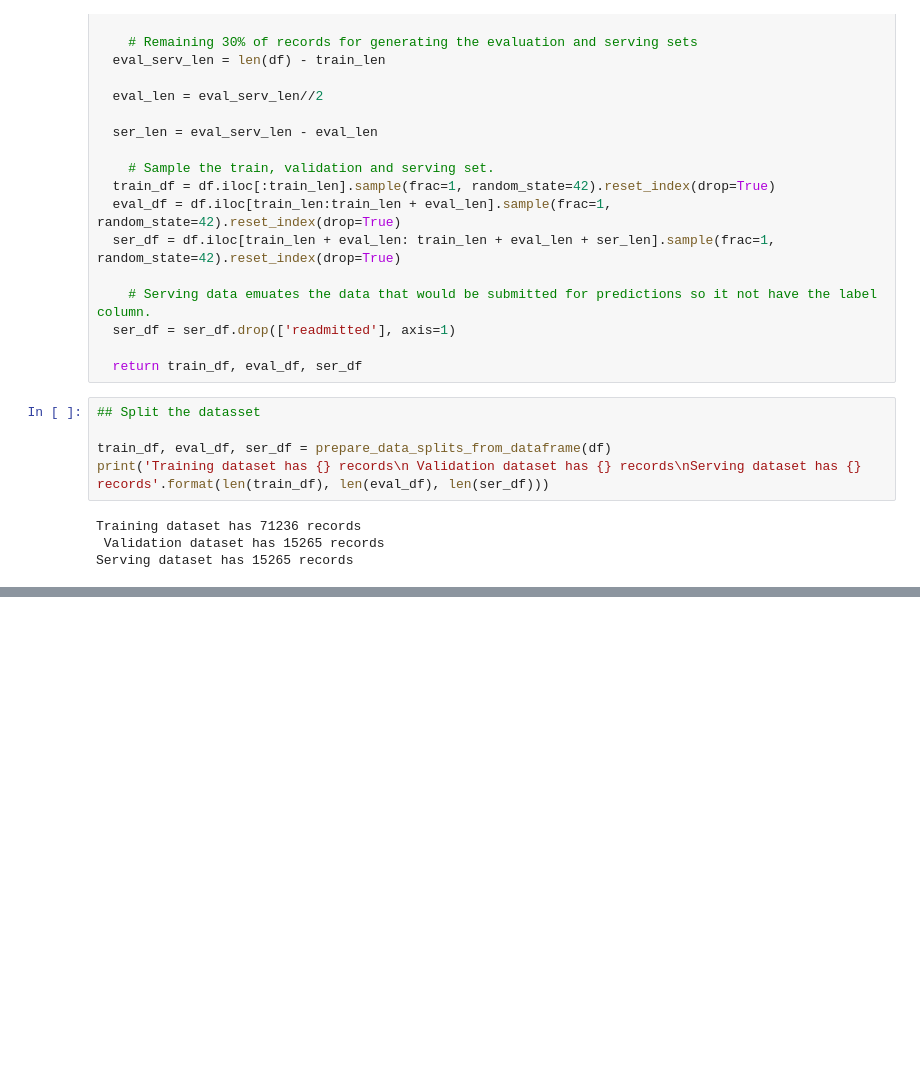
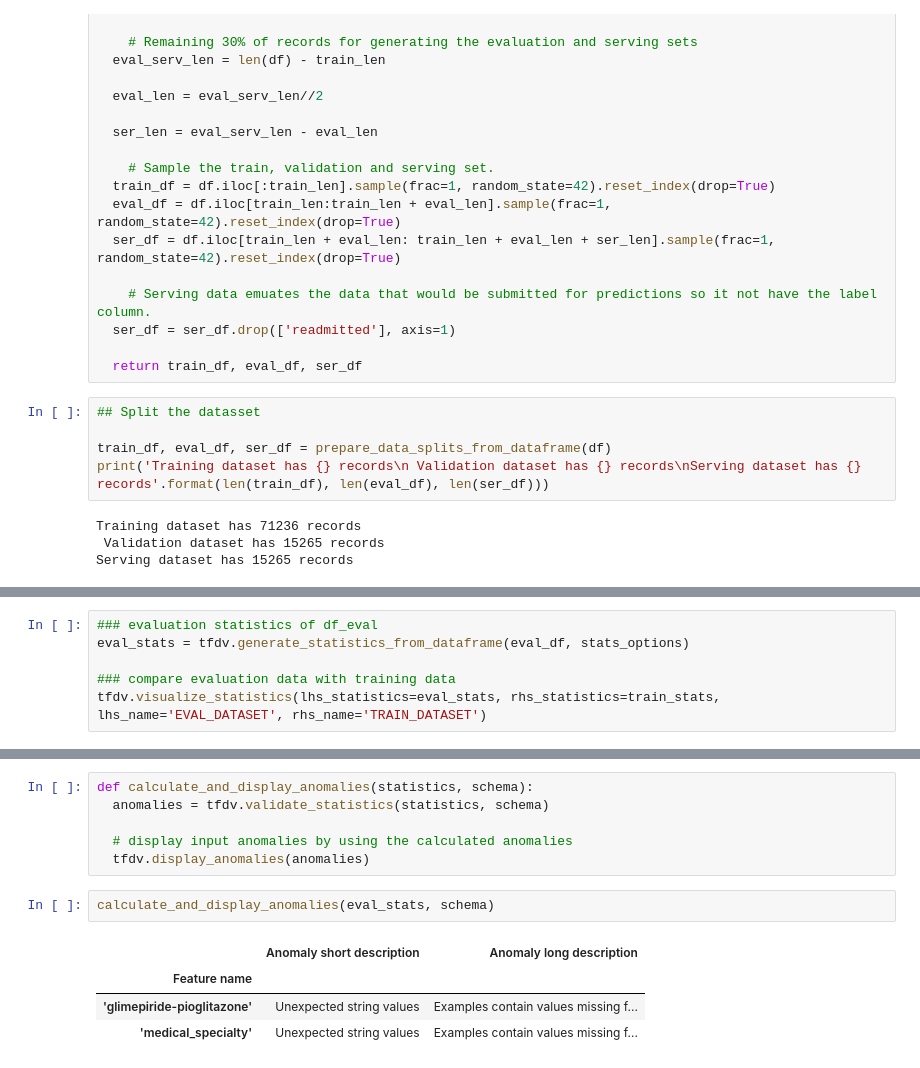
Before and after one commit to LongNguyen1984/GANLearning, a Jupyter notebook: Ass1MLOPsCourse2_ipynb.ipynb, the cells around one changed output, grey strips where cells are left out. Saved outputs shown, nothing was run; the diff lists cells and outputs as text; blank space fills up the shorter version.

```diff
--- a/Ass1MLOPsCourse2_ipynb.ipynb
+++ b/Ass1MLOPsCourse2_ipynb.ipynb
@@ -143,0 +248,6 @@ Serving dataset has 15265 records
+# %%
+### evaluation statistics of df_eval
+eval_stats = tfdv.generate_statistics_from_dataframe(eval_df, stats_options)
+
+### compare evaluation data with training data
+tfdv.visualize_statistics(lhs_statistics=eval_stats, rhs_statistics=train_stats, lhs_name='EVAL_DATASET', rhs_name='TRAIN_DATASET')
@@ -143,0 +292,13 @@ Serving dataset has 15265 records
+# %%
+def calculate_and_display_anomalies(statistics, schema):
+  anomalies = tfdv.validate_statistics(statistics, schema)
+
+  # display input anomalies by using the calculated anomalies
+  tfdv.display_anomalies(anomalies)
+# %%
+calculate_and_display_anomalies(eval_stats, schema)
+# %% [output]
+|  | Anomaly short description | Anomaly long description |
+| Feature name |  |  |
+| 'glimepiride-pioglitazone' | Unexpected string values | Examples contain values missing f... |
+| 'medical_specialty' | Unexpected string values | Examples contain values missing f... |
```
Also changed, not shown: parts of 22 cells of this notebook.
